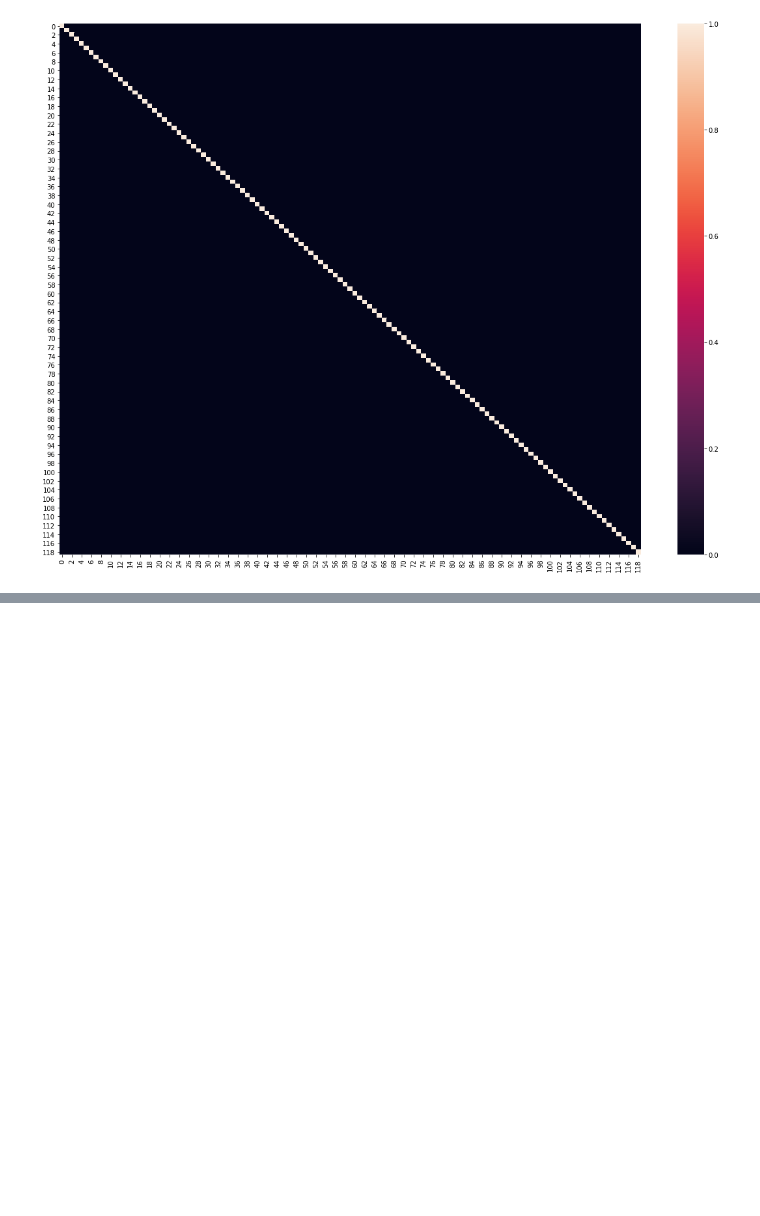
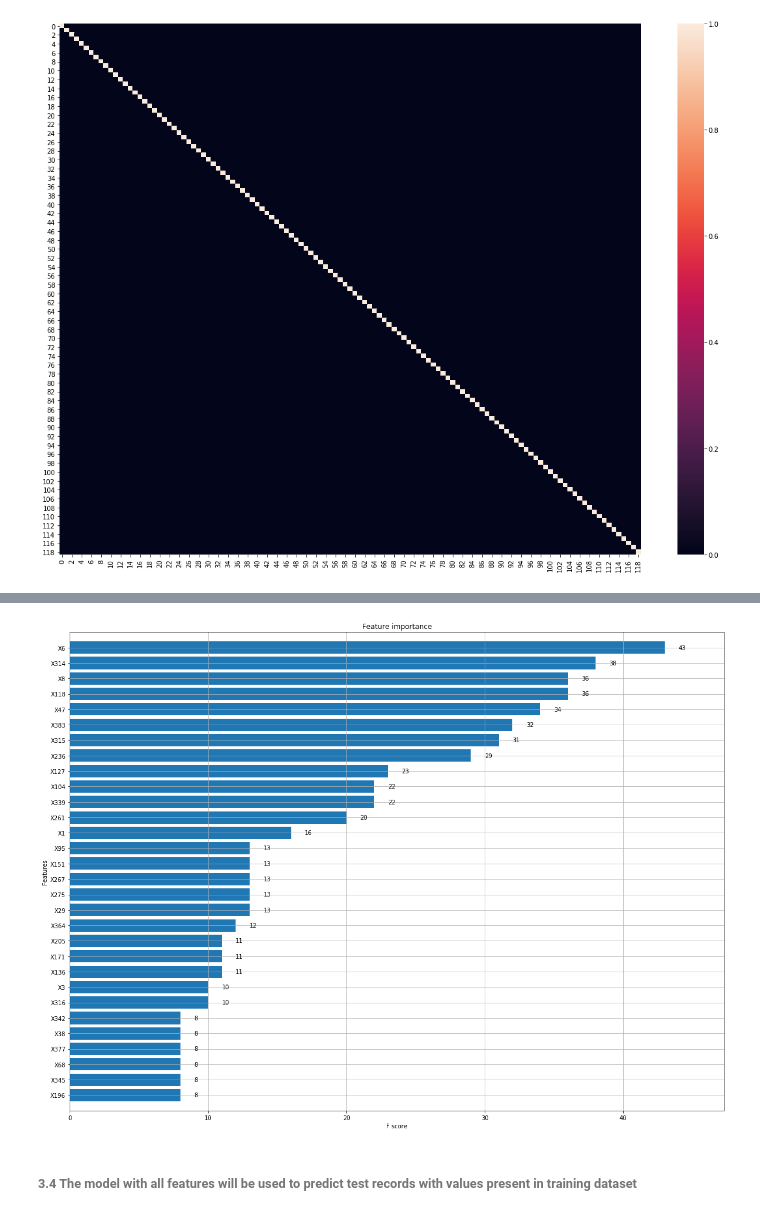
Before and after one commit to elismi/SimpliLearn, a Jupyter notebook: PGP AI/Course 4 - Machine Learning/Project 1 - Mercedes-Benz Greener Manufacturing/Project 1 - Mercedes-Benz Greener Manufacturing.ipynb, the cells around one changed output, grey strips where cells are left out. Drawn from its saved outputs; the diff is of its cells as text; code cells hidden in the pictures; blank space fills up the shorter version.

```diff
--- a/PGP AI/Course 4 - Machine Learning/Project 1 - Mercedes-Benz Greener Manufacturing/Project 1 - Mercedes-Benz Greener Manufacturing.ipynb
+++ b/PGP AI/Course 4 - Machine Learning/Project 1 - Mercedes-Benz Greener Manufacturing/Project 1 - Mercedes-Benz Greener Manufacturing.ipynb
@@ -371,0 +379,25 @@ plt.show()
+# %%
+list_features_to_remove = ['X0', 'X2', 'X5']
+df_x_train_reduced = df_x_train.drop(columns = list_features_to_remove)
+
+x_train, x_valid, y_train, y_valid = train_test_split(df_x_train_reduced, df_y_train, test_size = 0.2, random_state = 1234)
+
+dm_train = xgb.DMatrix(x_train, label = y_train)
+dm_valid = xgb.DMatrix(x_valid, label = y_valid)
+
+xgb_params = {
+    'objective': 'reg:squarederror',
+    'eta': 0.05,
+    'max_depth': 3,
+    'subsample': 0.7,
+    'colsample_bytree': 0.7,
+    #'silent': 1
+}
+
+def xgb_r2_score(preds, dtrain):
+    labels = dtrain.get_label()
+    return 'r2', r2_score(labels, preds)
+
+watchlist = [(dm_train, 'train'), (dm_valid, 'valid')]
+
+model_reduced = xgb.train(xgb_params, dm_train, 1000, watchlist, early_stopping_rounds=50, feval=xgb_r2_score, maximize=True, verbose_eval=10)
@@ -371,0 +424,8 @@ plt.show()
+# %%
+fig, ax = plt.subplots(figsize = (20,15))
+xgb.plot_importance(model_reduced, max_num_features = 30, height = 0.8, ax = ax)
+plt.show()
+# %% [output]
+[figure, added]
+# %% [markdown]
+###### 3.4 The model with all features will be used to predict test records with values present in training dataset
```
Also changed, not shown: parts of 71 cells of this notebook.
